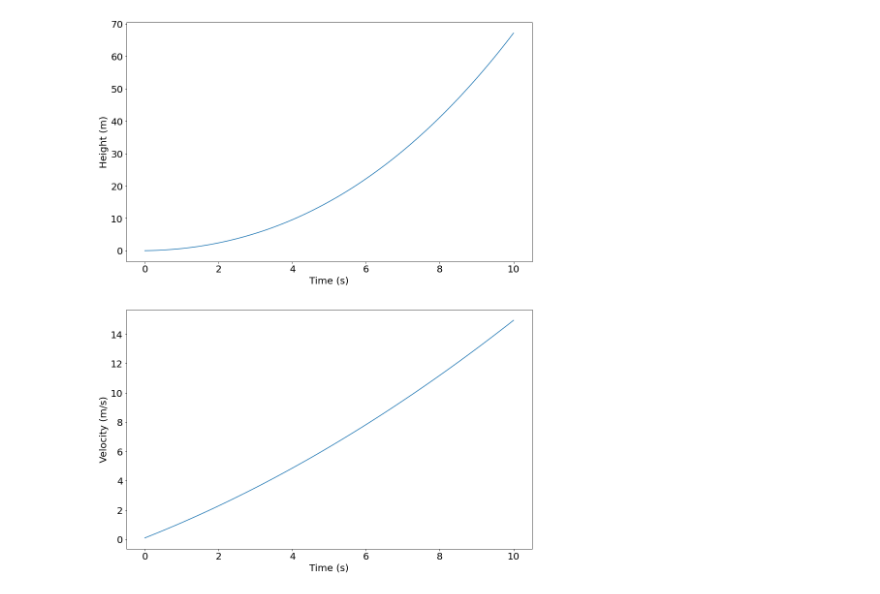
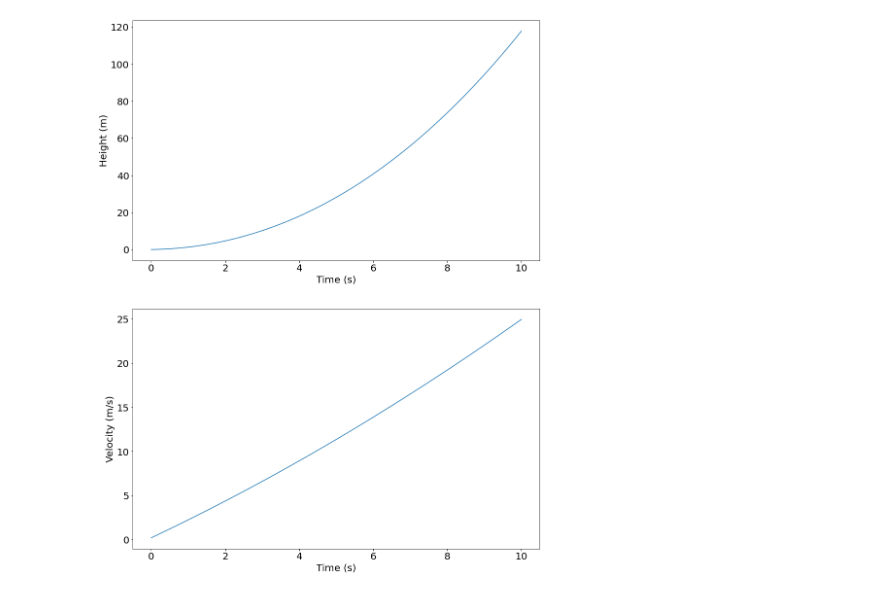
Before and after one commit to alexmcmaster/blog, a Jupyter notebook: code/kf/kalman-filter.ipynb, the cells around one changed output. Saved outputs shown, nothing was run; the diff lists cells and outputs as text; code cells hidden in the pictures.

```diff
--- a/code/kf/kalman-filter.ipynb
+++ b/code/kf/kalman-filter.ipynb
@@ -4,30 +6,27 @@ import matplotlib.pyplot as plt
 # %%
 # Define the scenario.
-
-np.random.seed(42)
 
 dt = 0.1  # Time step
 n = 100   # Duration (in time steps)
 t = np.linspace(0, dt * n, n)
-true_acceleration = 1 + 0.01 * np.arange(n)  # Linearly increasing acceleration
+commanded_acceleration = 2 + 0.01 * np.arange(n)  # Linearly increasing acceleration
+true_acceleration = commanded_acceleration.copy()
+
 true_velocity = np.cumsum(true_acceleration * dt)  # Integrate acceleration to get velocity
 true_height = np.cumsum(true_velocity * dt)  # Integrate velocity to get height
-
-height_variance = 5
-velocity_variance = 1
 
 plt.figure(figsize=(15, 20))
 plt.rc("font", size=20)
 plt.subplot(2, 1, 1)
 plt.plot(t, true_height, label="Height")
 plt.ylabel("Height (m)")
 plt.xlabel("Time (s)")
 plt.subplot(2, 1, 2)
 plt.plot(t, true_velocity, label="Velocity")
 plt.ylabel("Velocity (m/s)")
 plt.xlabel("Time (s)")
 plt.show()
 # %% [output]
-[figure, old version]
+[figure, new version]
 # %%
 # Sensors only.
```
Also changed, not shown: parts of 15 cells of this notebook, 12 other files.
